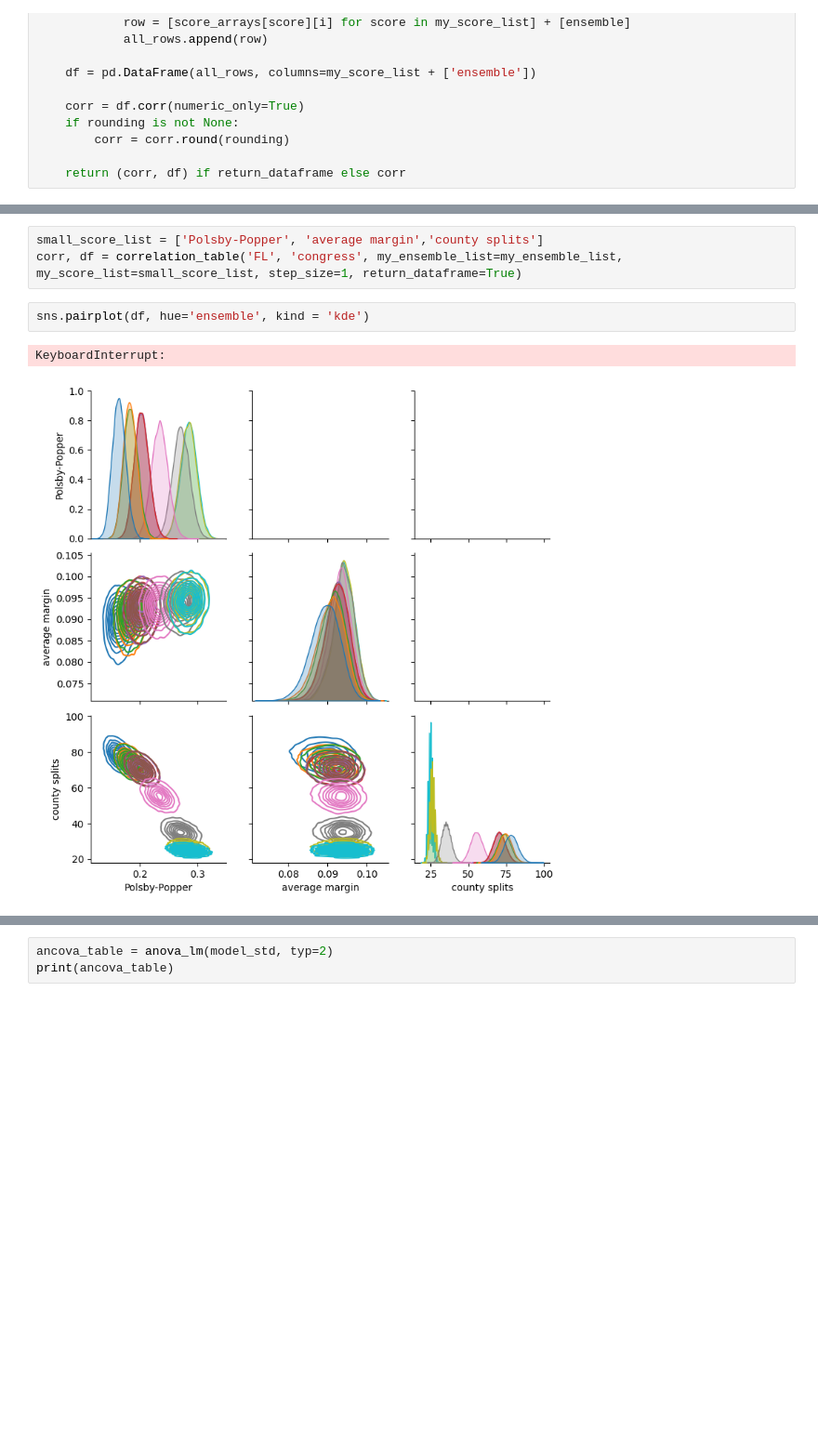
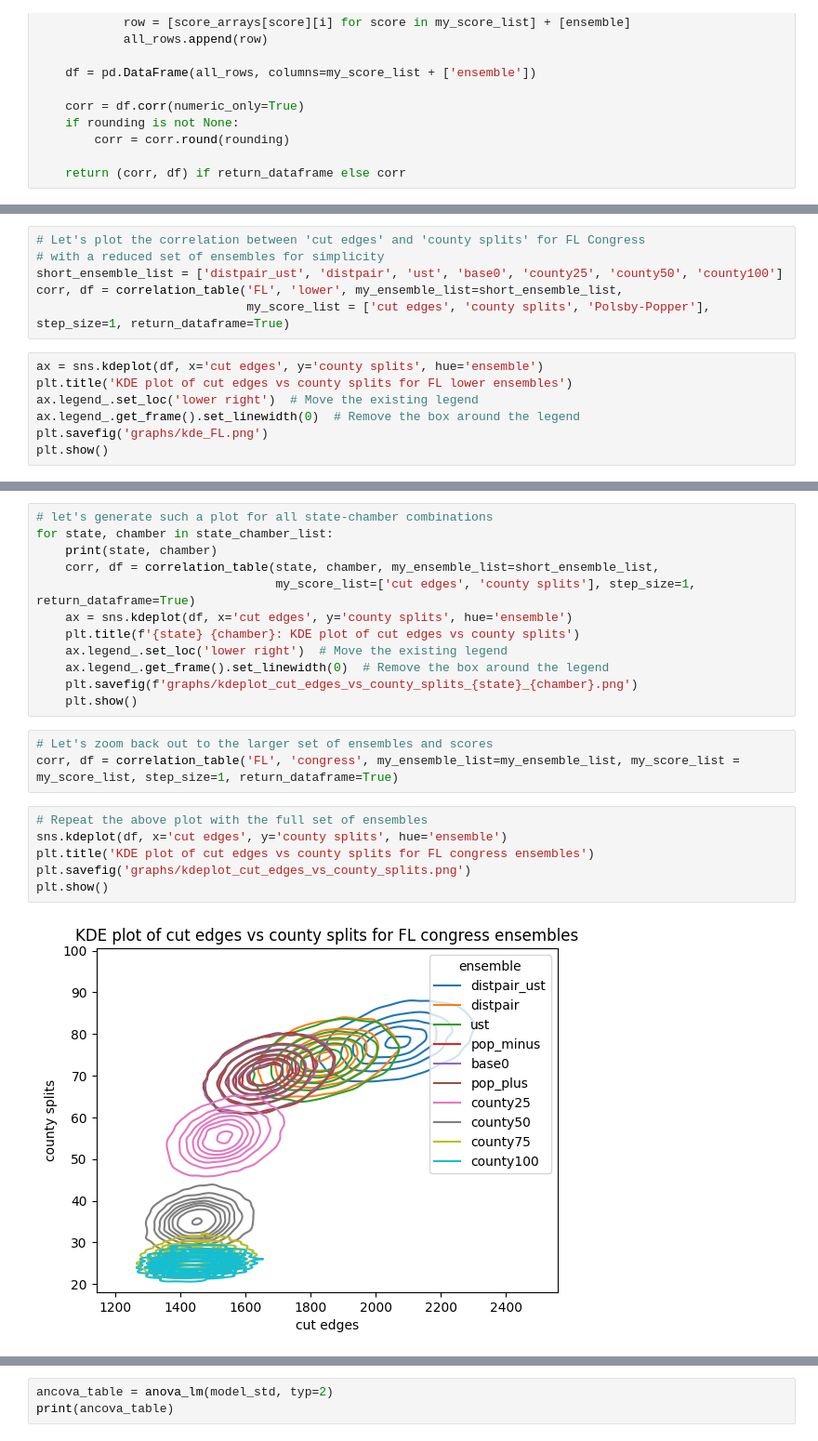
Before and after one commit to KrisTapp/Knobs, a Jupyter notebook: Correlations.ipynb, the cells around one changed output, grey strips where cells are left out. Shown at 93% size. Drawn from its saved outputs; the diff is of its cells as text; blank space fills up the shorter version.

```diff
--- a/Correlations.ipynb
+++ b/Correlations.ipynb
@@ -159,0 +155,13 @@ range_corr.to_excel('tables/range_corr.xlsx')
+# %%
+# Let's plot the correlation between 'cut edges' and 'county splits' for FL Congress
+# with a reduced set of ensembles for simplicity
+short_ensemble_list = ['distpair_ust', 'distpair', 'ust', 'base0', 'county25', 'county50', 'county100']
+corr, df = correlation_table('FL', 'lower', my_ensemble_list=short_ensemble_list,
+                             my_score_list = ['cut edges', 'county splits', 'Polsby-Popper'], step_size=1, return_dataframe=True)
+# %%
+ax = sns.kdeplot(df, x='cut edges', y='county splits', hue='ensemble')
+plt.title('KDE plot of cut edges vs county splits for FL lower ensembles')
+ax.legend_.set_loc('lower right')  # Move the existing legend
+ax.legend_.get_frame().set_linewidth(0)  # Remove the box around the legend
+plt.savefig('graphs/kde_FL.png')
+plt.show()
@@ -160,11 +170,26 @@ range_corr.to_excel('tables/range_corr.xlsx')
+# %%
+# let's generate such a plot for all state-chamber combinations
+for state, chamber in state_chamber_list:
+    print(state, chamber)
+    corr, df = correlation_table(state, chamber, my_ensemble_list=short_ensemble_list,
+                                 my_score_list=['cut edges', 'county splits'], step_size=1, return_dataframe=True)
+    ax = sns.kdeplot(df, x='cut edges', y='county splits', hue='ensemble')
+    plt.title(f'{state} {chamber}: KDE plot of cut edges vs county splits')
+    ax.legend_.set_loc('lower right')  # Move the existing legend
+    ax.legend_.get_frame().set_linewidth(0)  # Remove the box around the legend
+    plt.savefig(f'graphs/kdeplot_cut_edges_vs_county_splits_{state}_{chamber}.png')
+    plt.show()
 # %%
-small_score_list = ['Polsby-Popper', 'average margin','county splits']
-corr, df = correlation_table('FL', 'congress', my_ensemble_list=my_ensemble_list, my_score_list=small_score_list, step_size=1, return_dataframe=True)
+# Let's zoom back out to the larger set of ensembles and scores
+corr, df = correlation_table('FL', 'congress', my_ensemble_list=my_ensemble_list, my_score_list = my_score_list, step_size=1, return_dataframe=True)
 # %%
-sns.pairplot(df, hue='ensemble', kind = 'kde')
+# Repeat the above plot with the full set of ensembles
+sns.kdeplot(df, x='cut edges', y='county splits', hue='ensemble')
+plt.title('KDE plot of cut edges vs county splits for FL congress ensembles')
+plt.savefig('graphs/kdeplot_cut_edges_vs_county_splits.png')
+plt.show()
 # %% [output]
-KeyboardInterrupt:
-[figure, old version]
+[figure, new version]
 # %%
 # Now let's run ANCOVA
 
```
Also changed, not shown: parts of 22 cells of this notebook, 43 other files.
